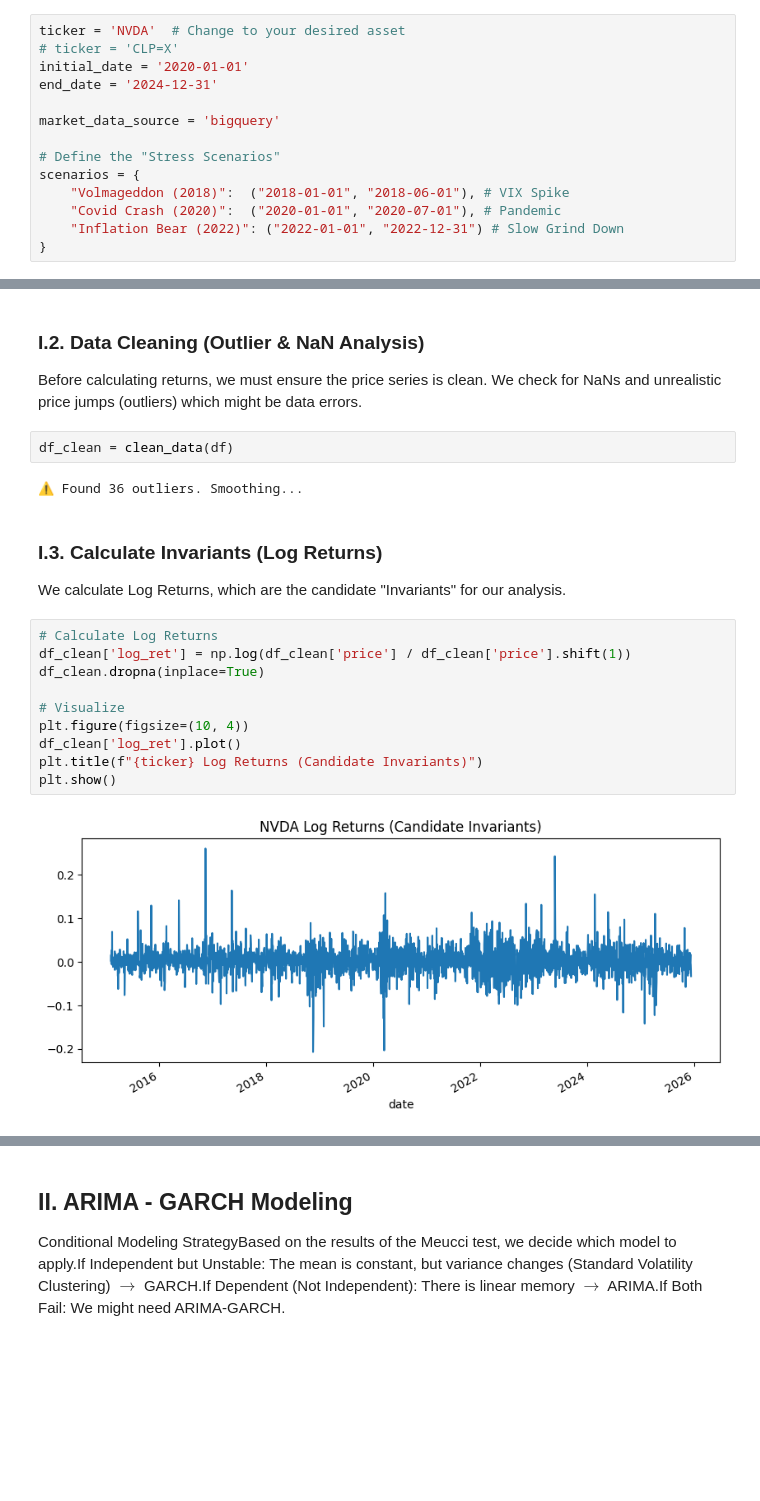
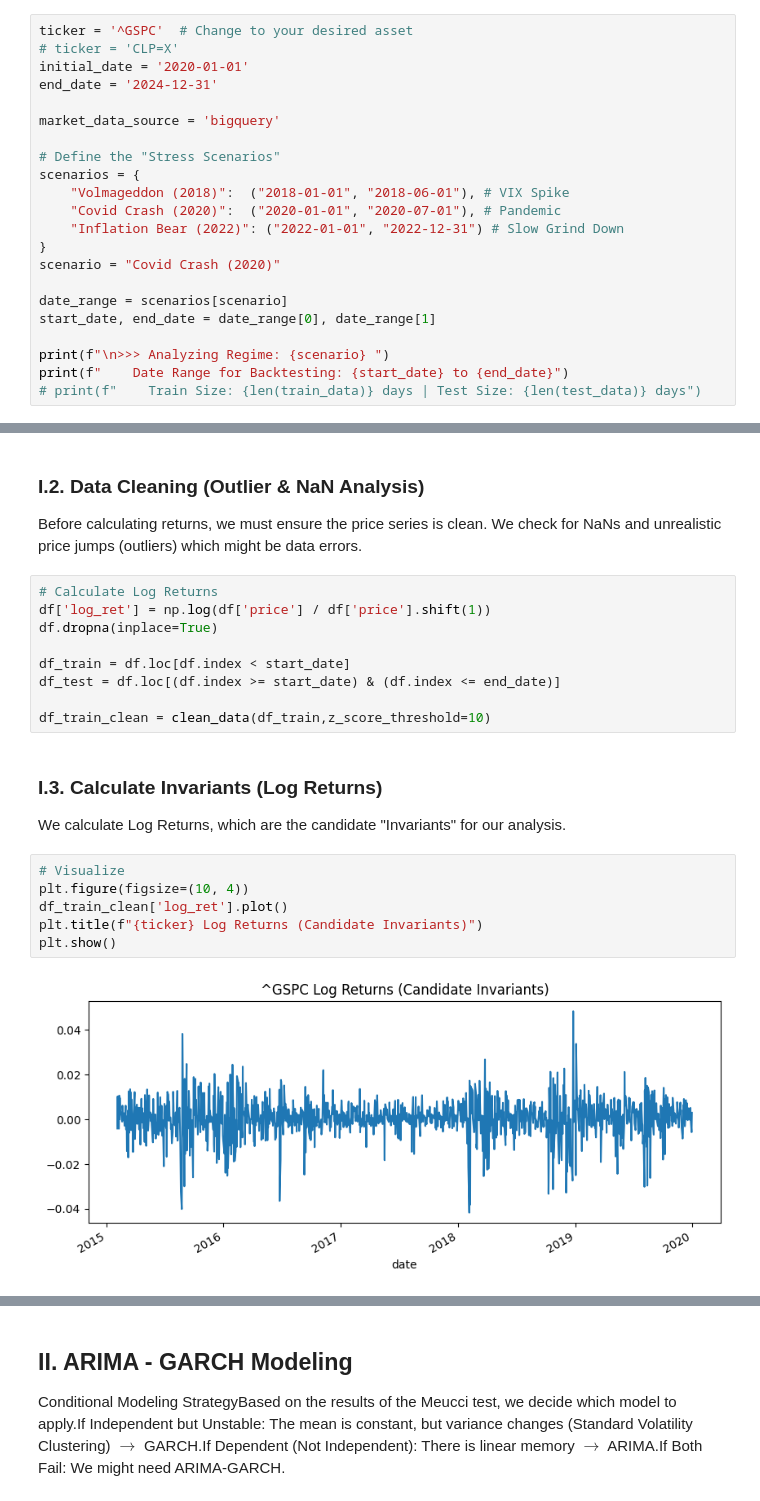
Before and after one commit to amacias-afma/quant-ai-lab, a Jupyter notebook: notebooks/volatility_lab.ipynb, the cells around one changed output, grey strips where cells are left out. Cells and saved outputs as stored; diff of their text form; blank space fills up the shorter version.

```diff
--- a/notebooks/volatility_lab.ipynb
+++ b/notebooks/volatility_lab.ipynb
@@ -40,7 +40,7 @@ from src.evaluation.backtest import backtest
 # %% [markdown]
 ### Setup & Parameters
 # %%
-ticker = 'NVDA'  # Change to your desired asset
+ticker = '^GSPC'  # Change to your desired asset
 # ticker = 'CLP=X'
 initial_date = '2020-01-01'
 end_date = '2024-12-31'
@@ -53,3 +53,11 @@ scenarios = {
     "Covid Crash (2020)":  ("2020-01-01", "2020-07-01"), # Pandemic
     "Inflation Bear (2022)": ("2022-01-01", "2022-12-31") # Slow Grind Down
 }
+scenario = "Covid Crash (2020)"
+
+date_range = scenarios[scenario]
+start_date, end_date = date_range[0], date_range[1]
+
+print(f"\n>>> Analyzing Regime: {scenario} ")
+print(f"    Date Range for Backtesting: {start_date} to {end_date}")
+# print(f"    Train Size: {len(train_data)} days | Test Size: {len(test_data)} days")
@@ -86,24 +96,25 @@ Loaded 2733 rows for NVDA
 ### I.2. Data Cleaning (Outlier & NaN Analysis)
 Before calculating returns, we must ensure the price series is clean. We check for NaNs and unrealistic price jumps (outliers) which might be data errors.
 # %%
-df_clean = clean_data(df)
+# Calculate Log Returns
+df['log_ret'] = np.log(df['price'] / df['price'].shift(1))
+df.dropna(inplace=True)
+
+df_train = df.loc[df.index < start_date]
+df_test = df.loc[(df.index >= start_date) & (df.index <= end_date)]
+
+df_train_clean = clean_data(df_train,z_score_threshold=10)
-# %% [output]
-⚠️ Found 36 outliers. Smoothing...
 # %% [markdown]
 ### I.3. Calculate Invariants (Log Returns)
 We calculate Log Returns, which are the candidate "Invariants" for our analysis.
 # %%
-# Calculate Log Returns
-df_clean['log_ret'] = np.log(df_clean['price'] / df_clean['price'].shift(1))
-df_clean.dropna(inplace=True)
-
 # Visualize
 plt.figure(figsize=(10, 4))
-df_clean['log_ret'].plot()
+df_train_clean['log_ret'].plot()
 plt.title(f"{ticker} Log Returns (Candidate Invariants)")
 plt.show()
 # %% [output]
-[figure, old version]
+[figure, new version]
 # %% [markdown]
 ### I.4. The Meucci "Check for Invariants"
 This is the core statistical rigor step. According to Meucci, for a series to be a true invariant (i.i.d.), it must satisfy:
```
Also changed, not shown: parts of 16 cells of this notebook, 35 other files.
